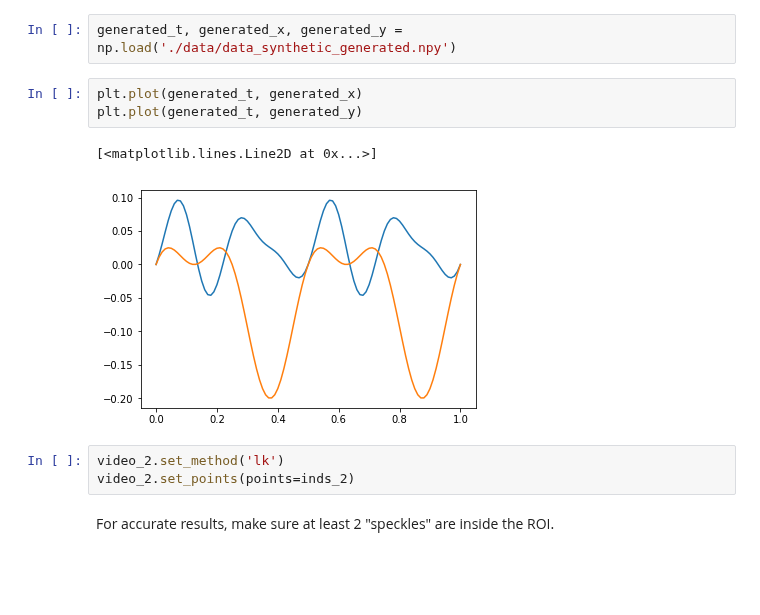
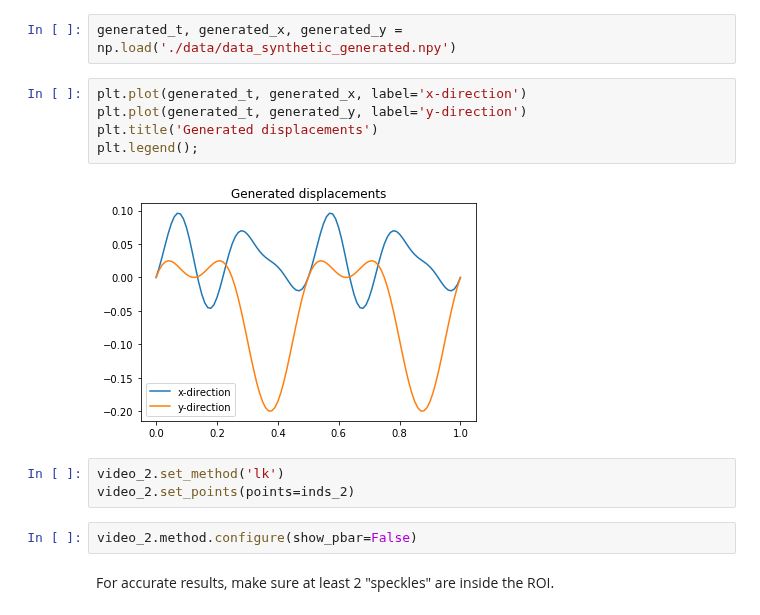
Before and after one commit to ladisk/pyidi, a Jupyter notebook: Showcase.ipynb, the cells around one changed output. Cells and saved outputs as stored; diff of their text form; blank space fills up the shorter version.

```diff
--- a/Showcase.ipynb
+++ b/Showcase.ipynb
@@ -163,14 +164,17 @@ ax[1].scatter(inds_2[:, 1], inds_2[:, 0], c='r')
 # %%
 generated_t, generated_x, generated_y = np.load('./data/data_synthetic_generated.npy')
 # %%
-plt.plot(generated_t, generated_x)
-plt.plot(generated_t, generated_y)
+plt.plot(generated_t, generated_x, label='x-direction')
+plt.plot(generated_t, generated_y, label='y-direction')
+plt.title('Generated displacements')
+plt.legend();
 # %% [output]
-[<matplotlib.lines.Line2D at 0x...>]
-[figure, old version]
+[figure, new version]
 # %%
 video_2.set_method('lk')
 video_2.set_points(points=inds_2)
+# %%
+video_2.method.configure(show_pbar=False)
 # %% [markdown]
 For accurate results, make sure at least 2 "speckles" are inside the ROI.
 # %%
```
Also changed, not shown: parts of 16 cells of this notebook, 8 other files.
